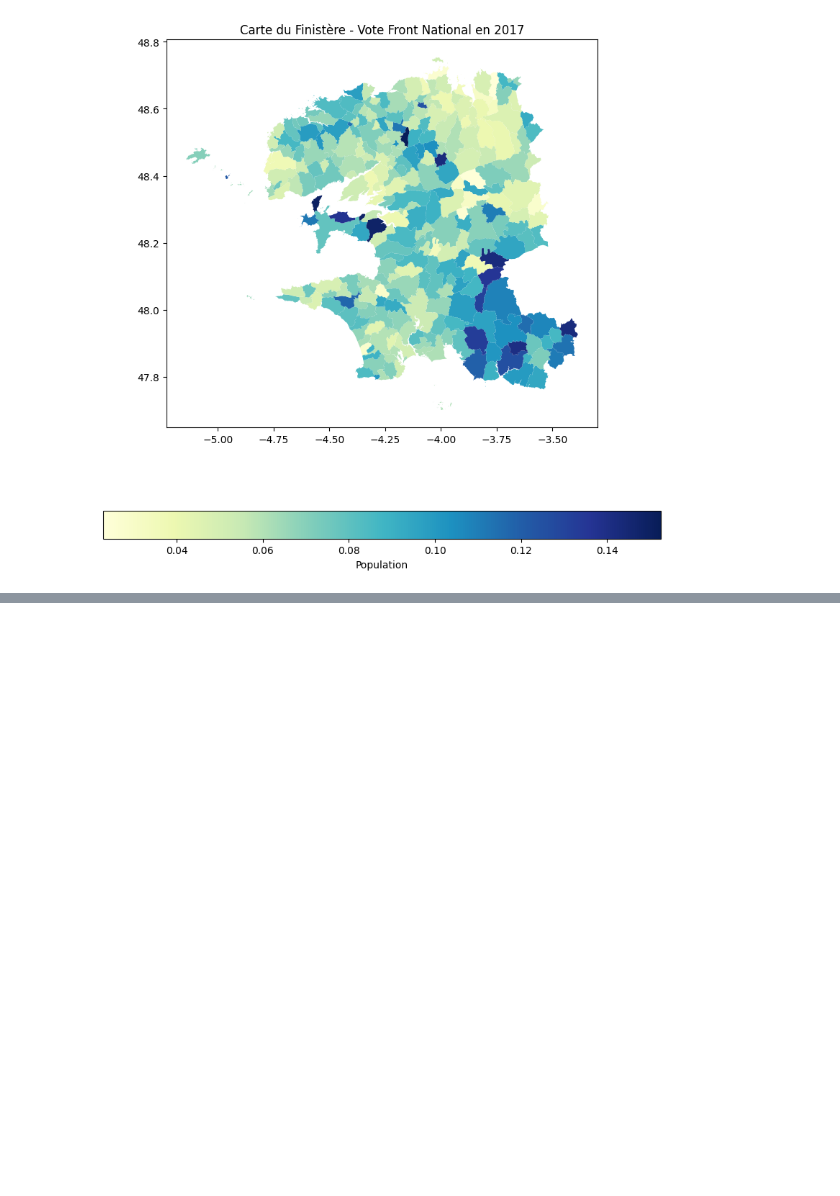
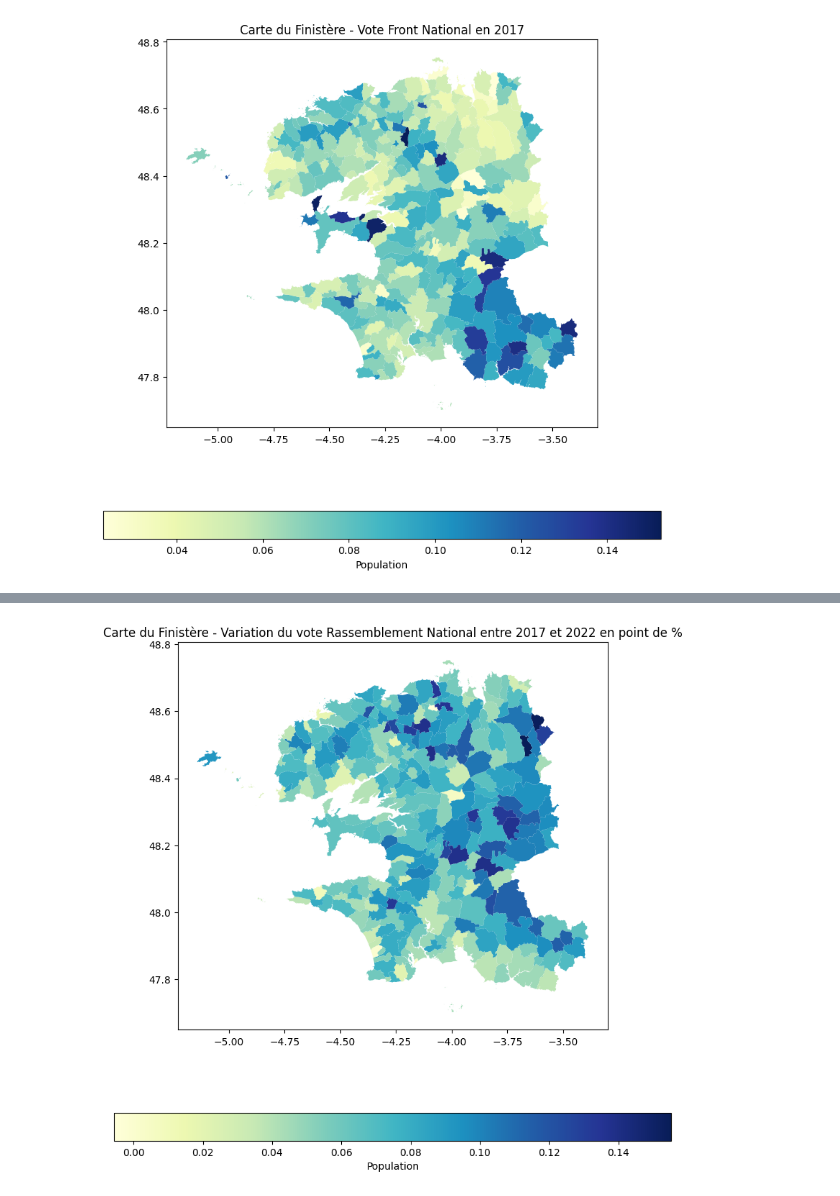
Before and after one commit to aotrou/Python_DS_Vote, a Jupyter notebook: carte_avec_votes.ipynb, the cells around one changed output, grey strips where cells are left out. Saved outputs shown, nothing was run; the diff lists cells and outputs as text; code cells hidden in the pictures; blank space fills up the shorter version.

Commit message:
Carte Évolution du vote

```diff
--- a/carte_avec_votes.ipynb
+++ b/carte_avec_votes.ipynb
@@ -62,0 +66,3 @@ plt.show()
+# %%
+data_map2022["VarRN"] = (data_map2022["pvoixRN"] - data_map2017["pvoixFN"])
+data_map2022.head()
@@ -62,0 +76,16 @@ plt.show()
+# %%
+color = 'VarRN'
+
+fig, ax = plt.subplots(figsize=(10, 10))
+data_map2022.plot(
+    column=color,
+    ax=ax,
+    legend=True,
+    legend_kwds={'label': "Population", 'orientation': "horizontal"},
+    cmap='YlGnBu',
+    missing_kwds={'color': 'lightgrey'}
+)
+plt.title("Carte du Finistère - Variation du vote Rassemblement National entre 2017 et 2022 en point de %")
+plt.show()
+# %% [output]
+[figure, added]
```
Also changed, not shown: parts of 3 cells of this notebook.
